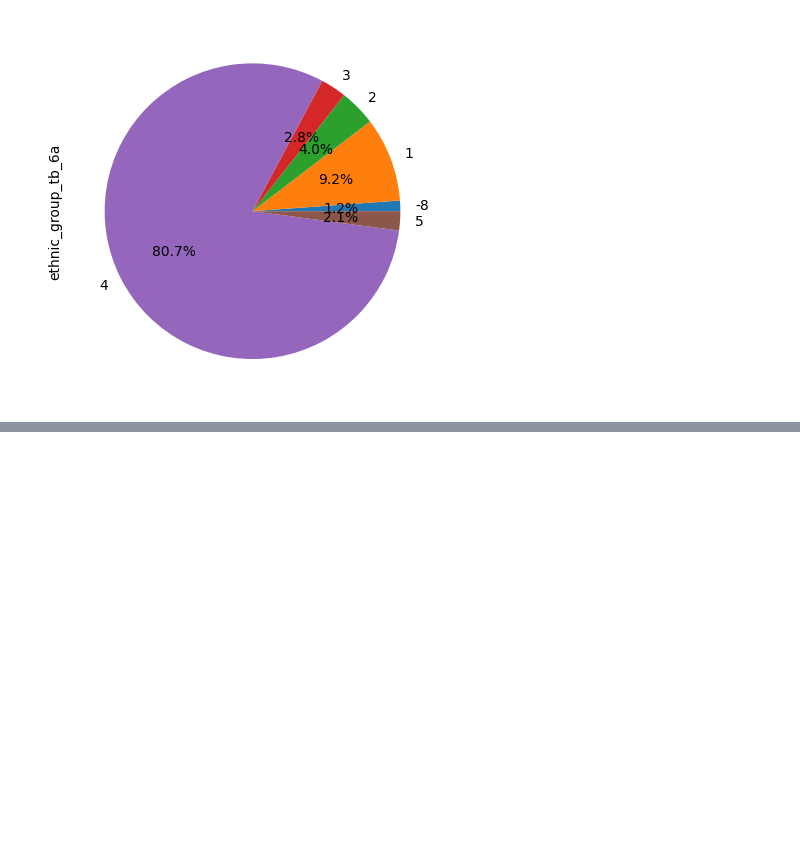
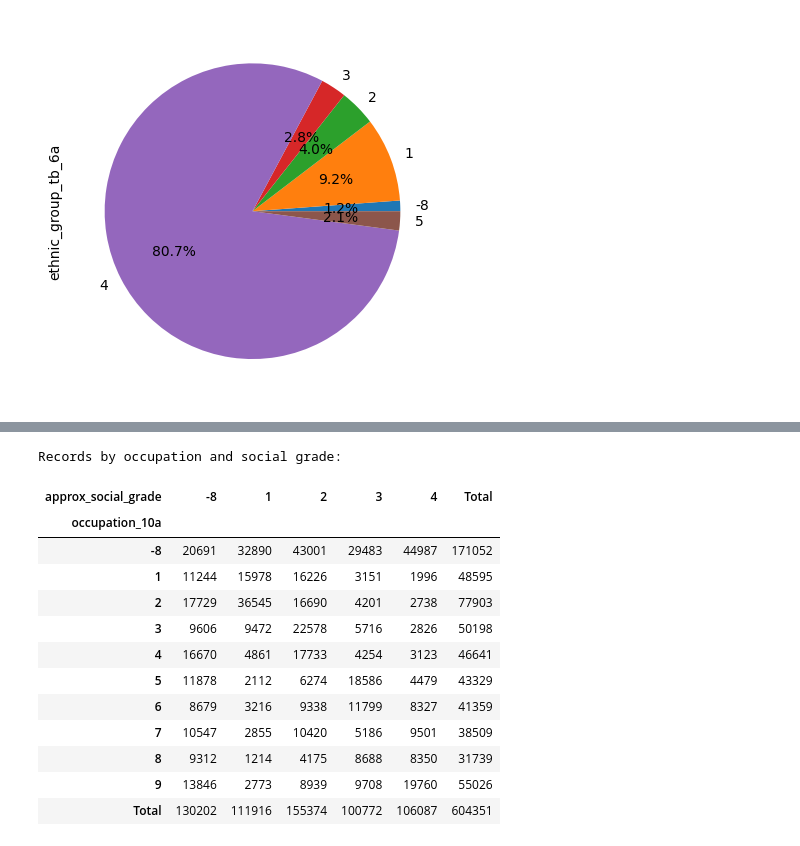
Before and after one commit to het106/Python-p2, a Jupyter notebook: notebooks/census2021.ipynb, the cells around one changed output, grey strips where cells are left out. Saved outputs shown, nothing was run; the diff lists cells and outputs as text; code cells hidden in the pictures; blank space fills up the shorter version.

```diff
--- a/notebooks/census2021.ipynb
+++ b/notebooks/census2021.ipynb
@@ -39,0 +64,26 @@ ethnic_counts.plot(kind='pie', autopct='%1.1f%%')
+# %%
+# 2. Number of records by occupation and approximate social grade
+occupation_grade_table = pd.crosstab(
+    df['occupation_10a'],
+    df['approx_social_grade'],
+    margins = True,
+    margins_name = "Total"
+)
+
+print("\nRecords by occupation and social grade:")
+display(occupation_grade_table)
+# %% [output]
+Records by occupation and social grade:
+| approx_social_grade | -8 | 1 | 2 | 3 | 4 | Total |
+| occupation_10a |  |  |  |  |  |  |
+| -8 | 20691 | 32890 | 43001 | 29483 | 44987 | 171052 |
+| 1 | 11244 | 15978 | 16226 | 3151 | 1996 | 48595 |
+| 2 | 17729 | 36545 | 16690 | 4201 | 2738 | 77903 |
+| 3 | 9606 | 9472 | 22578 | 5716 | 2826 | 50198 |
+| 4 | 16670 | 4861 | 17733 | 4254 | 3123 | 46641 |
+| 5 | 11878 | 2112 | 6274 | 18586 | 4479 | 43329 |
+| 6 | 8679 | 3216 | 9338 | 11799 | 8327 | 41359 |
+| 7 | 10547 | 2855 | 10420 | 5186 | 9501 | 38509 |
+| 8 | 9312 | 1214 | 4175 | 8688 | 8350 | 31739 |
+| 9 | 13846 | 2773 | 8939 | 9708 | 19760 | 55026 |
+| Total | 130202 | 111916 | 155374 | 100772 | 106087 | 604351 |
```
Also changed, not shown: parts of 3 cells of this notebook, 1 other file.
